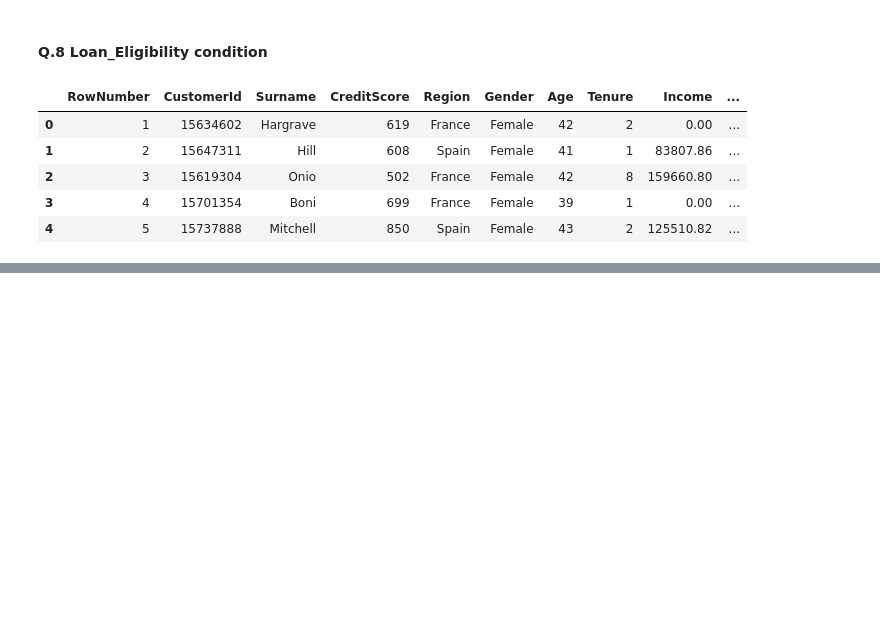
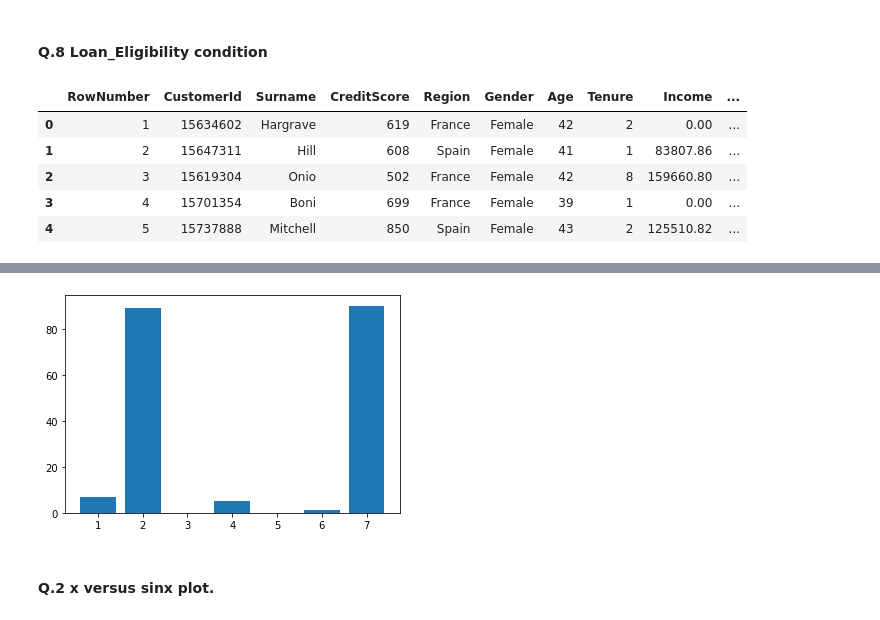
Before and after one commit to llohar/Python_FinalAss., a Jupyter notebook: Python_Final_Ass.ipynb, the cells around one changed output, grey strips where cells are left out. Cells and saved outputs as stored; diff of their text form; code cells hidden in the pictures; blank space fills up the shorter version.

```diff
--- a/Python_Final_Ass.ipynb
+++ b/Python_Final_Ass.ipynb
@@ -248,0 +307,7 @@ data.head()
+# %%
+plt.bar(x=X,height=Y)
+plt.show()
+# %% [output]
+[figure, added]
+# %% [markdown]
+#### **Q.2 x versus sinx plot.**
```
Also changed, not shown: parts of 11 cells of this notebook.
